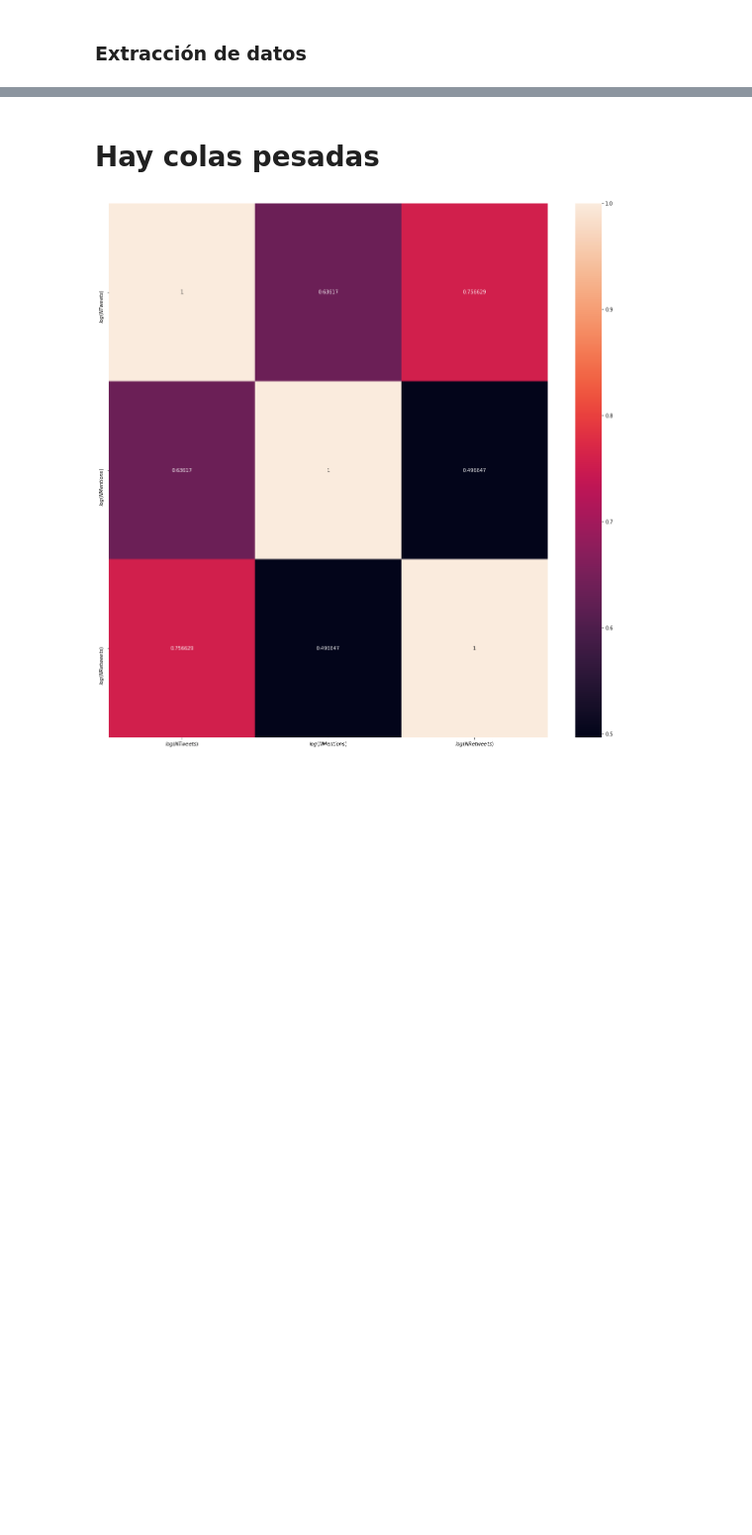
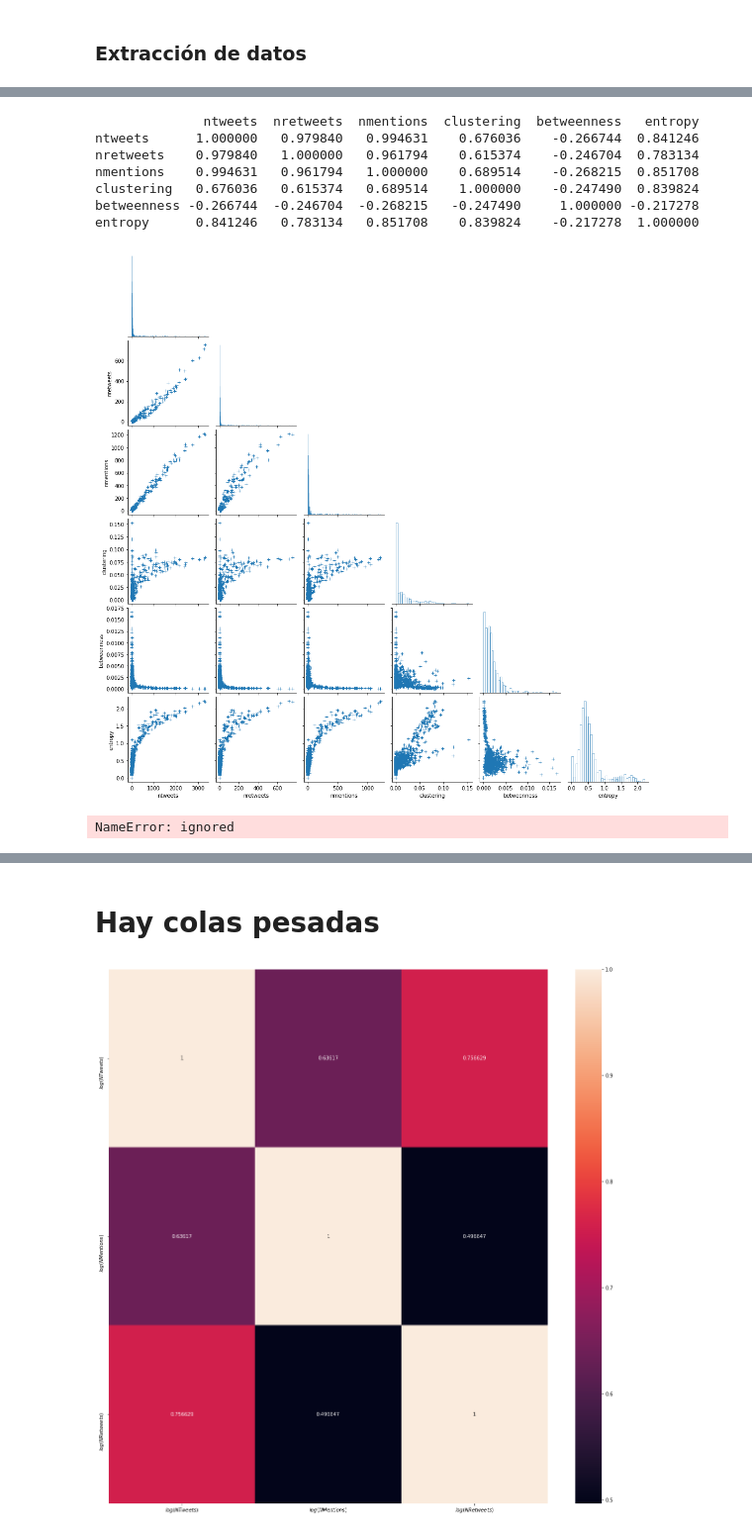
Before and after one commit to ErickMMuniz/NetworkAnalysis_TwitterTrends, a Jupyter notebook: NetworkAnalysis_TwitterTrends.ipynb, the cells around one changed output, grey strips where cells are left out. Shown at 99% size. Cells and saved outputs as stored; diff of their text form; code cells hidden in the pictures; blank space fills up the shorter version.

```diff
--- a/NetworkAnalysis_TwitterTrends.ipynb
+++ b/NetworkAnalysis_TwitterTrends.ipynb
@@ -397,0 +590,43 @@ df_mutual_follow = get_data_followers_and_friends()
+# %%
+B = A[['ntweets','nretweets','nmentions','clustering','betweenness','entropy']]
+
+covMatrix = B.corr()
+print(covMatrix)
+
+sn.pairplot(B, corner=True,
+            plot_kws=dict(marker="+", linewidth=1),
+            diag_kws=dict(fill=False))
+plt.show()
+# %% [output]
+              ntweets  nretweets  nmentions  clustering  betweenness   entropy
+ntweets      1.000000   0.979840   0.994631    0.676036    -0.266744  0.841246
+nretweets    0.979840   1.000000   0.961794    0.615374    -0.246704  0.783134
+nmentions    0.994631   0.961794   1.000000    0.689514    -0.268215  0.851708
+clustering   0.676036   0.615374   0.689514    1.000000    -0.247490  0.839824
+betweenness -0.266744  -0.246704  -0.268215   -0.247490     1.000000 -0.217278
+entropy      0.841246   0.783134   0.851708    0.839824    -0.217278  1.000000
+[figure, added]
+# %%
+
+"""
+dict_df_trends_infotime = {}
+for trend in list_trends:
+  print("******** ESTO HACIENDO ------------------------- {} ------------------------------------ ******".format(trend))
+  dict_df_trends_infotime[trend] = make_graphs_last_model(trend)
+"""
+
+B = A[['ntweets','nretweets','nmentions','clustering','betweenness','entropy']]
+
+covMatrix = B.corr()
+print(covMatrix)
+
+sn.pairplot(B, corner=True,
+            plot_kws=dict(marker="+", linewidth=1),
+            diag_kws=dict(fill=False))
+plt.show()
+
+plt.plot(A['ntweets'])
+
+A
+# %% [output]
+NameError: ignored
```
Also changed, not shown: parts of 10 cells of this notebook.
